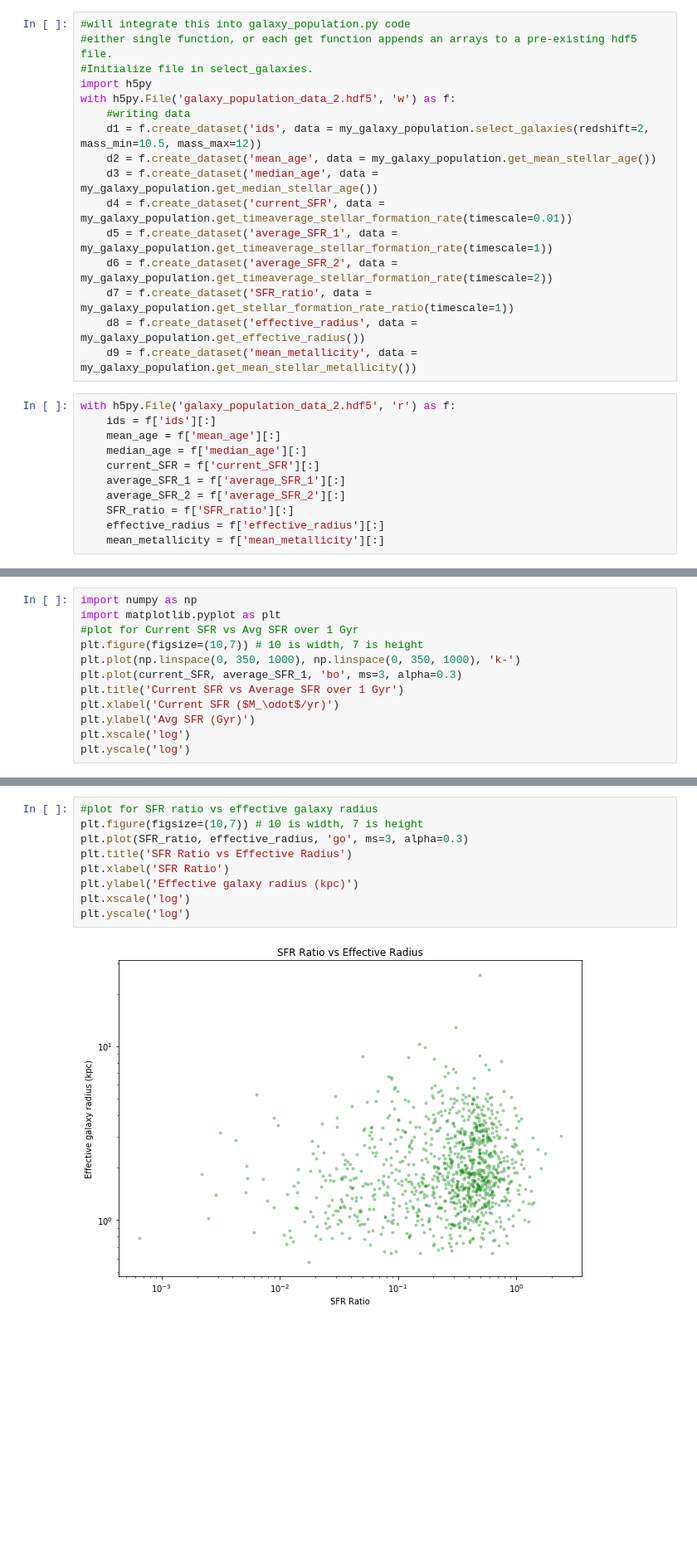
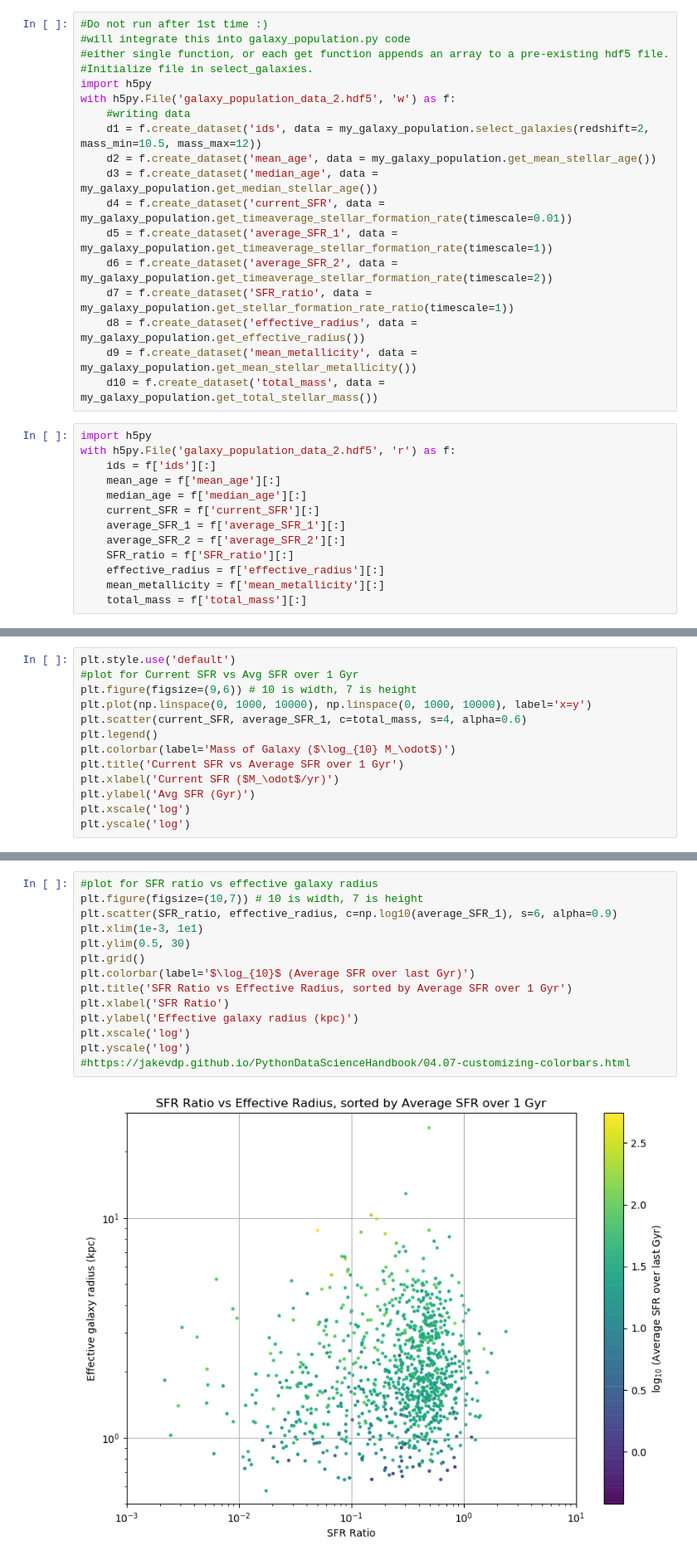
Before and after one commit to pathakde/Galaxy-Quenching, a Jupyter notebook: preliminary_plots.ipynb, the cells around one changed output, grey strips where cells are left out. Shown at 83% size. Drawn from its saved outputs; the diff is of its cells as text; blank space fills up the shorter version.

```diff
--- a/preliminary_plots.ipynb
+++ b/preliminary_plots.ipynb
@@ -7,6 +7,7 @@ my_galaxy_population = GalaxyPopulation()
 # %%
+#Do not run after 1st time :)
 #will integrate this into galaxy_population.py code
-#either single function, or each get function appends an arrays to a pre-existing hdf5 file.
+#either single function, or each get function appends an array to a pre-existing hdf5 file.
 #Initialize file in select_galaxies.
 import h5py
 with h5py.File('galaxy_population_data_2.hdf5', 'w') as f:
@@ -20,7 +21,9 @@ with h5py.File('galaxy_population_data_2.hdf5', 'w') as f:
     d7 = f.create_dataset('SFR_ratio', data = my_galaxy_population.get_stellar_formation_rate_ratio(timescale=1))
     d8 = f.create_dataset('effective_radius', data = my_galaxy_population.get_effective_radius())
     d9 = f.create_dataset('mean_metallicity', data = my_galaxy_population.get_mean_stellar_metallicity())
+    d10 = f.create_dataset('total_mass', data = my_galaxy_population.get_total_stellar_mass())
 # %%
+import h5py
 with h5py.File('galaxy_population_data_2.hdf5', 'r') as f:
     ids = f['ids'][:]
     mean_age = f['mean_age'][:]
@@ -31,4 +34,5 @@ with h5py.File('galaxy_population_data_2.hdf5', 'r') as f:
     SFR_ratio = f['SFR_ratio'][:]
     effective_radius = f['effective_radius'][:]
     mean_metallicity = f['mean_metallicity'][:]
+    total_mass = f['total_mass'][:]
 # %%
@@ -38,10 +46,11 @@ high_ratio = ids[0.85<SFR_ratio][:5]
 # %%
-import numpy as np
-import matplotlib.pyplot as plt
+plt.style.use('default')
 #plot for Current SFR vs Avg SFR over 1 Gyr
-plt.figure(figsize=(10,7)) # 10 is width, 7 is height
-plt.plot(np.linspace(0, 350, 1000), np.linspace(0, 350, 1000), 'k-')
-plt.plot(current_SFR, average_SFR_1, 'bo', ms=3, alpha=0.3)
+plt.figure(figsize=(9,6)) # 10 is width, 7 is height
+plt.plot(np.linspace(0, 1000, 10000), np.linspace(0, 1000, 10000), label='x=y')
+plt.scatter(current_SFR, average_SFR_1, c=total_mass, s=4, alpha=0.6)
+plt.legend()
+plt.colorbar(label='Mass of Galaxy ($\log_{10} M_\odot$)')
 plt.title('Current SFR vs Average SFR over 1 Gyr')
 plt.xlabel('Current SFR ($M_\odot$/yr)')
 plt.ylabel('Avg SFR (Gyr)')
@@ -87,11 +106,16 @@ plt.yscale('log')
 # %%
 #plot for SFR ratio vs effective galaxy radius
 plt.figure(figsize=(10,7)) # 10 is width, 7 is height
-plt.plot(SFR_ratio, effective_radius, 'go', ms=3, alpha=0.3)
-plt.title('SFR Ratio vs Effective Radius')
+plt.scatter(SFR_ratio, effective_radius, c=np.log10(average_SFR_1), s=6, alpha=0.9)
+plt.xlim(1e-3, 1e1)
+plt.ylim(0.5, 30)
+plt.grid()
+plt.colorbar(label='$\log_{10}$ (Average SFR over last Gyr)')
+plt.title('SFR Ratio vs Effective Radius, sorted by Average SFR over 1 Gyr')
 plt.xlabel('SFR Ratio')
 plt.ylabel('Effective galaxy radius (kpc)')
 plt.xscale('log')
 plt.yscale('log')
+#https://jakevdp.github.io/PythonDataScienceHandbook/04.07-customizing-colorbars.html
 # %% [output]
-[figure, old version]
+[figure, new version]
```
Also changed, not shown: parts of 18 cells of this notebook.
